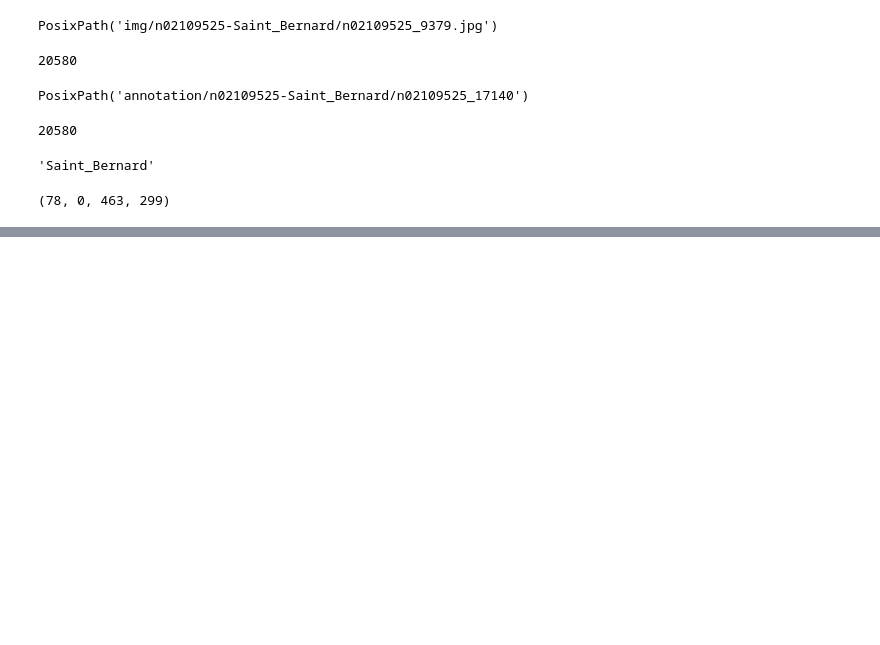
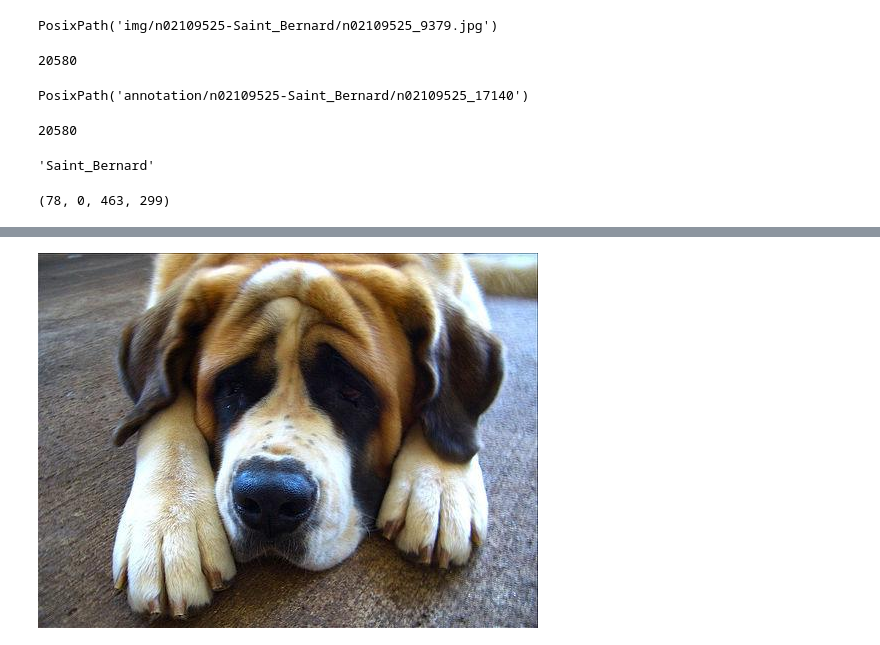
Before and after one commit to kirisakow/oc-dogs-cv-dl, a Jupyter notebook: ISAKOV_Kiril_1_notebook_prétraitement_032026.ipynb, the cells around one changed output, grey strips where cells are left out. Drawn from its saved outputs; the diff is of its cells as text; code cells hidden in the pictures; blank space fills up the shorter version.

```diff
--- a/ISAKOV_Kiril_1_notebook_prétraitement_032026.ipynb
+++ b/ISAKOV_Kiril_1_notebook_prétraitement_032026.ipynb
@@ -69,0 +80,4 @@ TypeError: expected a sequence of integers or a single integer, got '<PIL.JpegIm
+# %%
+normalize_image(img, mean=0.0, std=1.0)
+# %% [output]
+[figure, added]
```
Also changed, not shown: parts of 8 cells of this notebook, 1 other file.
